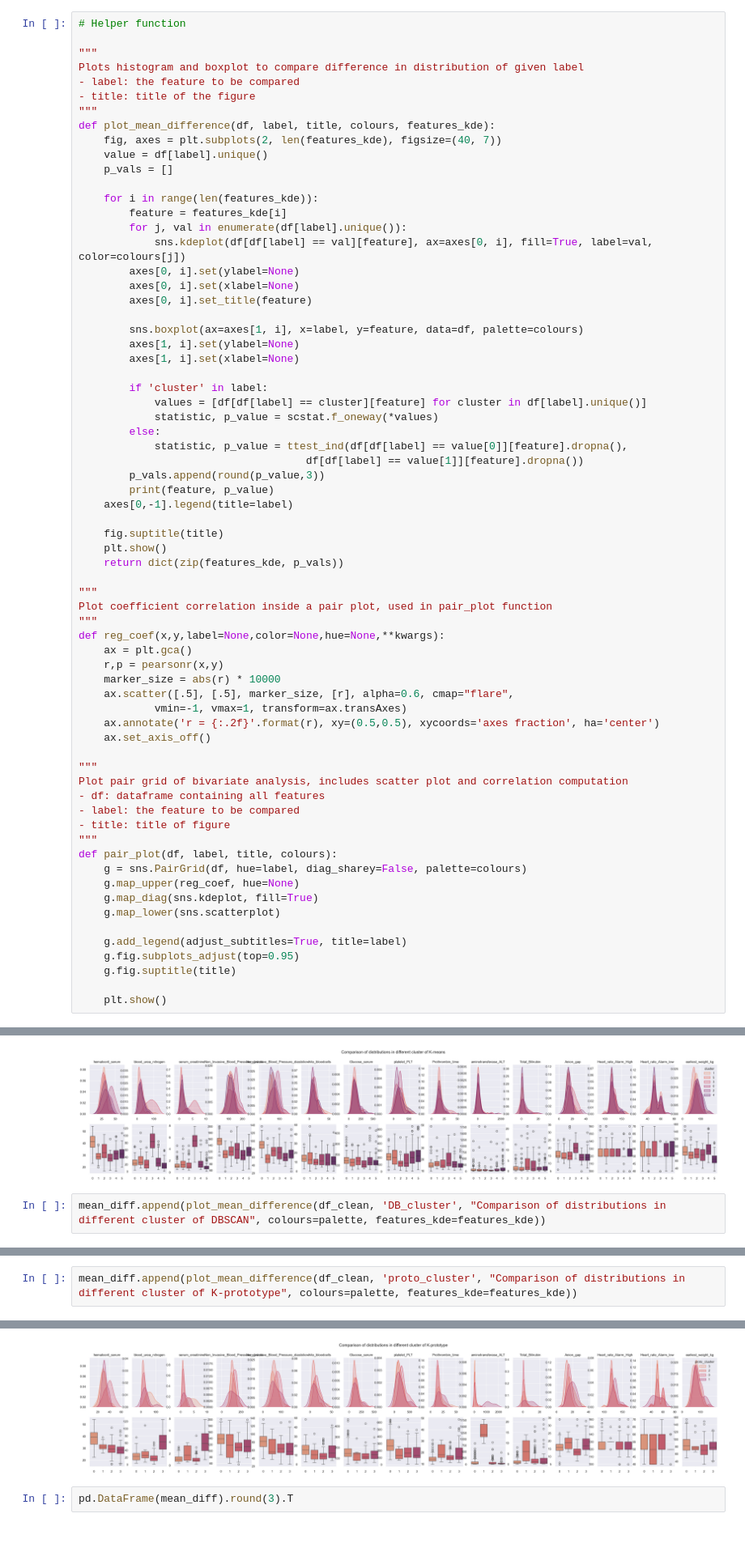
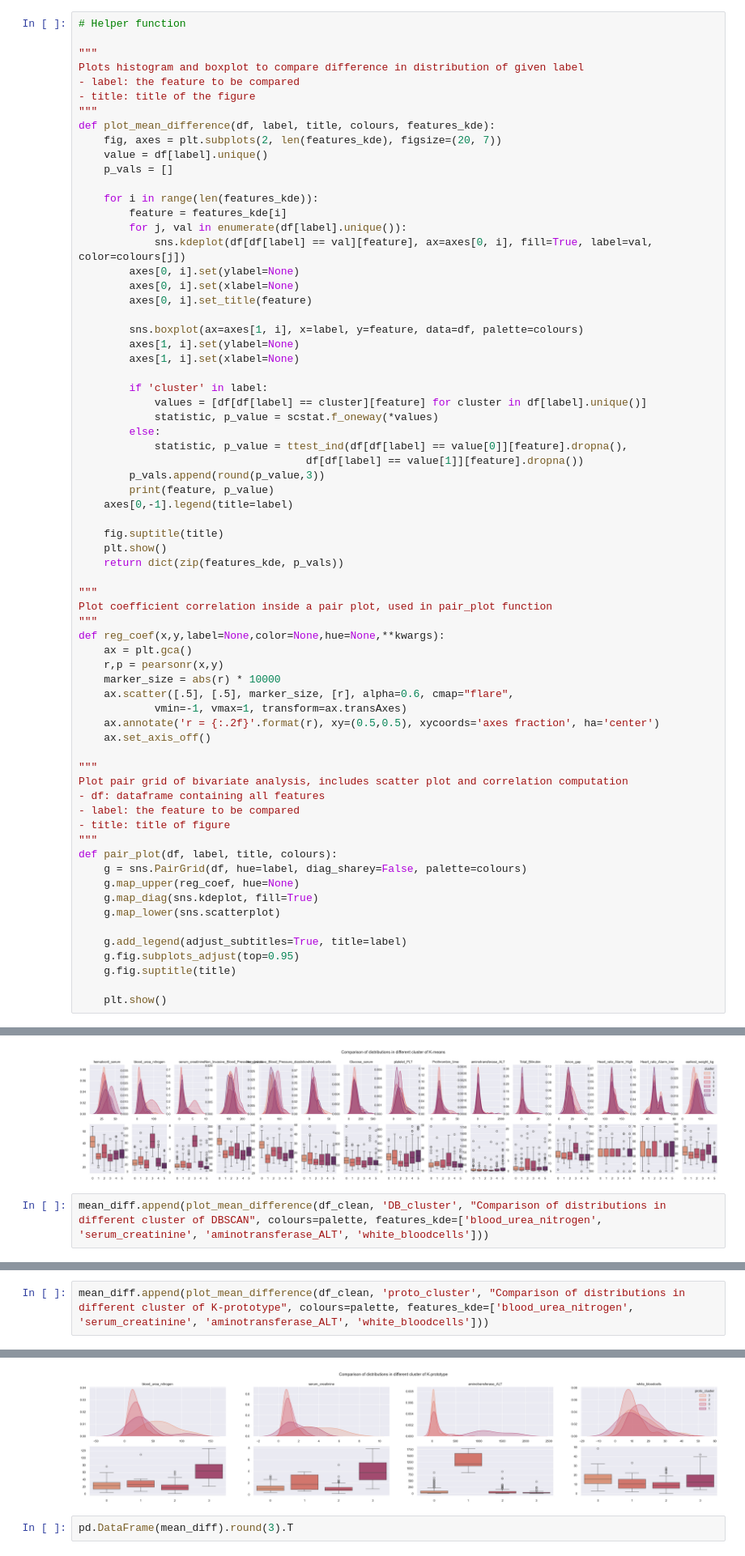
Before and after one commit to luluilmaknun/COMP90089, a Jupyter notebook: clustering_analysis/code_pheno.ipynb, the cells around one changed output, grey strips where cells are left out. Shown at 81% size. Drawn from its saved outputs; the diff is of its cells as text.

Commit message:
Final code (minus clean code)

```diff
--- a/clustering_analysis/code_pheno.ipynb
+++ b/clustering_analysis/code_pheno.ipynb
@@ -45,7 +45,7 @@ Plots histogram and boxplot to compare difference in distribution of given label
 - title: title of the figure
 """
 def plot_mean_difference(df, label, title, colours, features_kde):
-    fig, axes = plt.subplots(2, len(features_kde), figsize=(40, 7))
+    fig, axes = plt.subplots(2, len(features_kde), figsize=(20, 7))
     value = df[label].unique()
     p_vals = []
 
@@ -787,5 +787,5 @@ Heart_rate_Alarm_low 0.20329895809539197
 earliest_weight_kg 4.583401199873561e-15
 [figure]
 # %%
-mean_diff.append(plot_mean_difference(df_clean, 'DB_cluster', "Comparison of distributions in different cluster of DBSCAN", colours=palette, features_kde=features_kde))
+mean_diff.append(plot_mean_difference(df_clean, 'DB_cluster', "Comparison of distributions in different cluster of DBSCAN", colours=palette, features_kde=['blood_urea_nitrogen', 'serum_creatinine', 'aminotransferase_ALT', 'white_bloodcells']))
 # %% [output]
@@ -808,3 +797,3 @@ earliest_weight_kg 0.0034205176462559694
 # %%
-mean_diff.append(plot_mean_difference(df_clean, 'proto_cluster', "Comparison of distributions in different cluster of K-prototype", colours=palette, features_kde=features_kde))
+mean_diff.append(plot_mean_difference(df_clean, 'proto_cluster', "Comparison of distributions in different cluster of K-prototype", colours=palette, features_kde=['blood_urea_nitrogen', 'serum_creatinine', 'aminotransferase_ALT', 'white_bloodcells']))
 # %% [output]
@@ -826,4 +804,4 @@ earliest_weight_kg 0.00012853979920425486
-[figure, old version]
+[figure, new version]
 # %%
 pd.DataFrame(mean_diff).round(3).T
 # %% [output]
```
Also changed, not shown: parts of 9 cells of this notebook.
